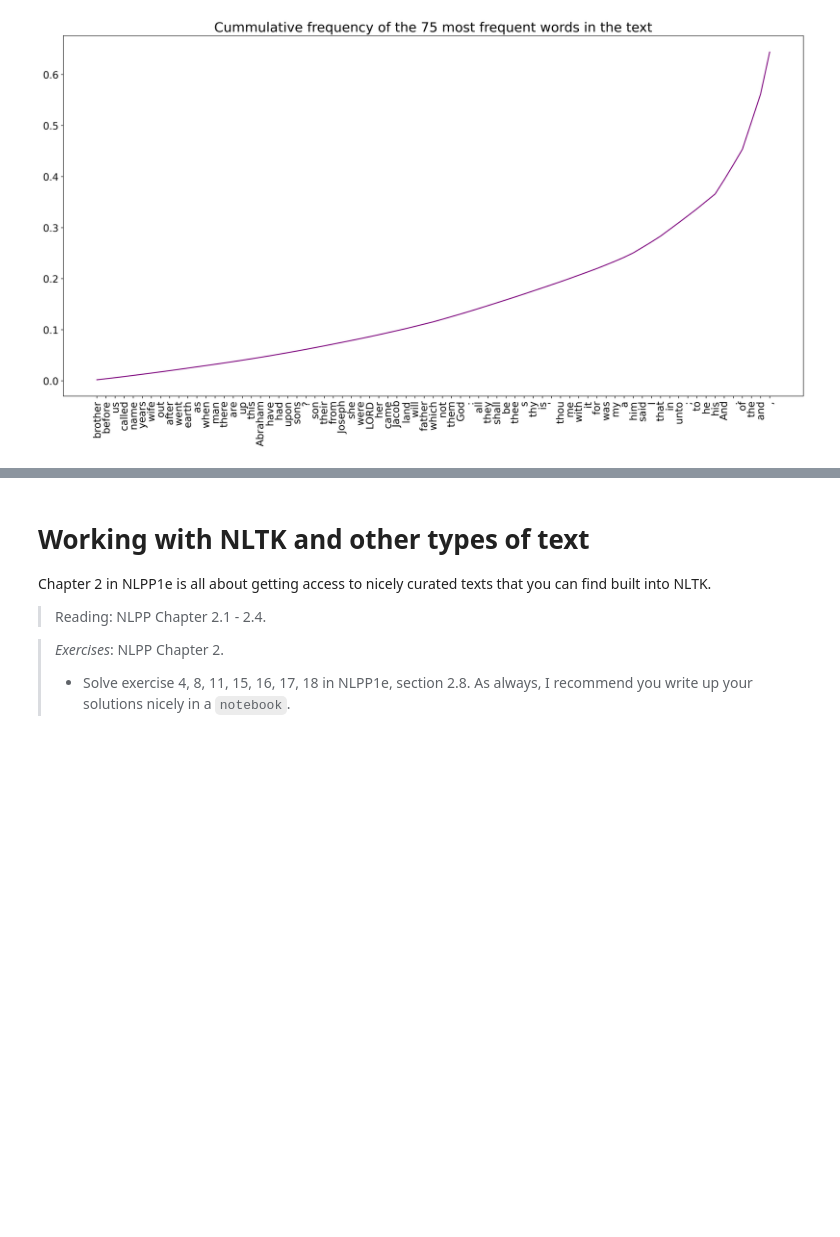
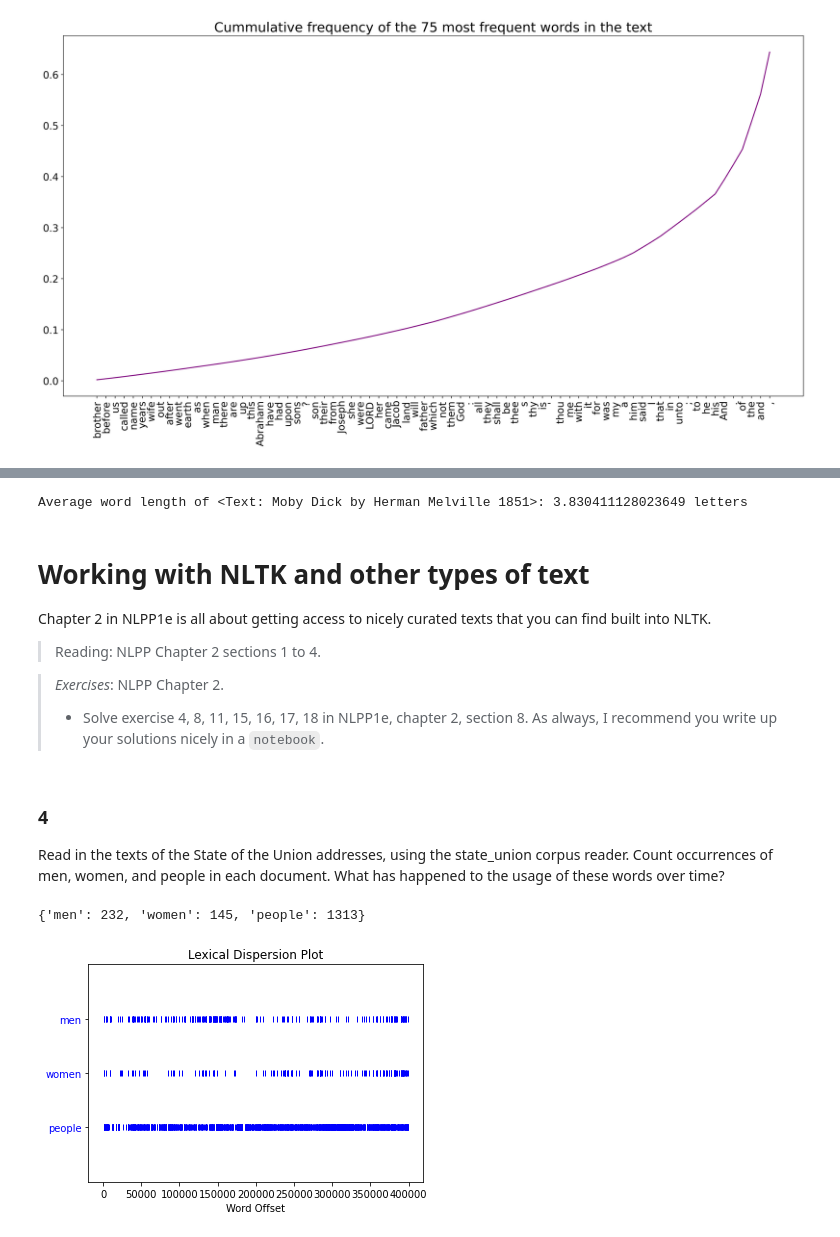
Before and after one commit to DrJupiter/comsocsci2022, a Jupyter notebook: lectures/Week5.ipynb, the cells around one changed output, grey strips where cells are left out. Cells and saved outputs as stored; diff of their text form; code cells hidden in the pictures; blank space fills up the shorter version.

```diff
--- a/lectures/Week5.ipynb
+++ b/lectures/Week5.ipynb
@@ -115,11 +233,50 @@ plt.title(label=f'Cummulative frequency of the {N} most frequent words in the te
+# %%
+# 26
+
+text = text1
+total_word_len = sum(len(w) for w in text)
+print(f"Average word length of {text}: {total_word_len/len(text1)} letters")
+
+# 27
+
+def vocab_size(text):
+    return len(vocabulary(text))
+
+# 28
+
+def percent(word, text):
+    return text.count(word)/len(text)
+# %% [output]
+Average word length of <Text: Moby Dick by Herman Melville 1851>: 3.830411128023649 letters
 # %% [markdown]
 # Working with NLTK and other types of text
 
 Chapter 2 in NLPP1e is all about getting access to nicely curated texts that you can find built into NLTK.
 >
-> Reading: NLPP Chapter 2.1 - 2.4\.
+> Reading: NLPP Chapter 2 sections 1 to 4\.
 
 > *Exercises*: NLPP Chapter 2\.
 >
-> * Solve exercise 4, 8, 11, 15, 16, 17, 18 in NLPP1e, section 2.8\. As always, I recommend you write up your solutions nicely in a `notebook`.
+> * Solve exercise 4, 8, 11, 15, 16, 17, 18 in NLPP1e, chapter 2, section 8\. As always, I recommend you write up your solutions nicely in a `notebook`.
 >
+# %% [markdown]
+### 4
+Read in the texts of the State of the Union addresses, using the state_union corpus reader. Count occurrences of men, women, and people in each document. What has happened to the usage of these words over time?
+# %%
+import nltk
+from nltk.corpus import *
+
+
+def words(text):
+    return [w.lower() for w in text if w.isalpha()]
+
+w = state_union.words()
+w = words(list(w))
+words_ = ['men', 'women', 'people']
+print({word: w.count(word) for word in words_})
+# %% [output]
+{'men': 232, 'women': 145, 'people': 1313}
+# %%
+nltk.draw.dispersion_plot(state_union.words(),words_)
+# %% [output]
+[figure, added]
```
Also changed, not shown: parts of 28 cells of this notebook.
